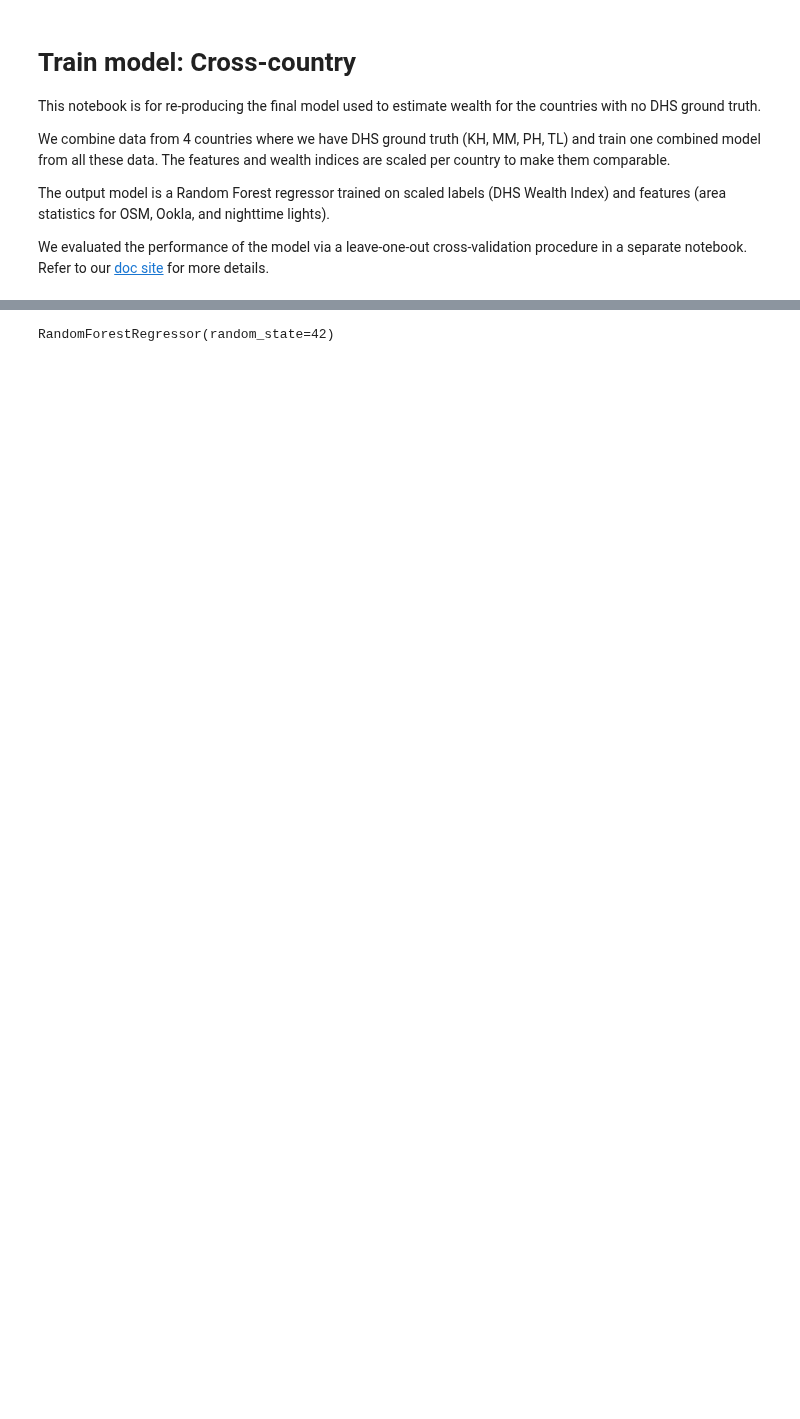
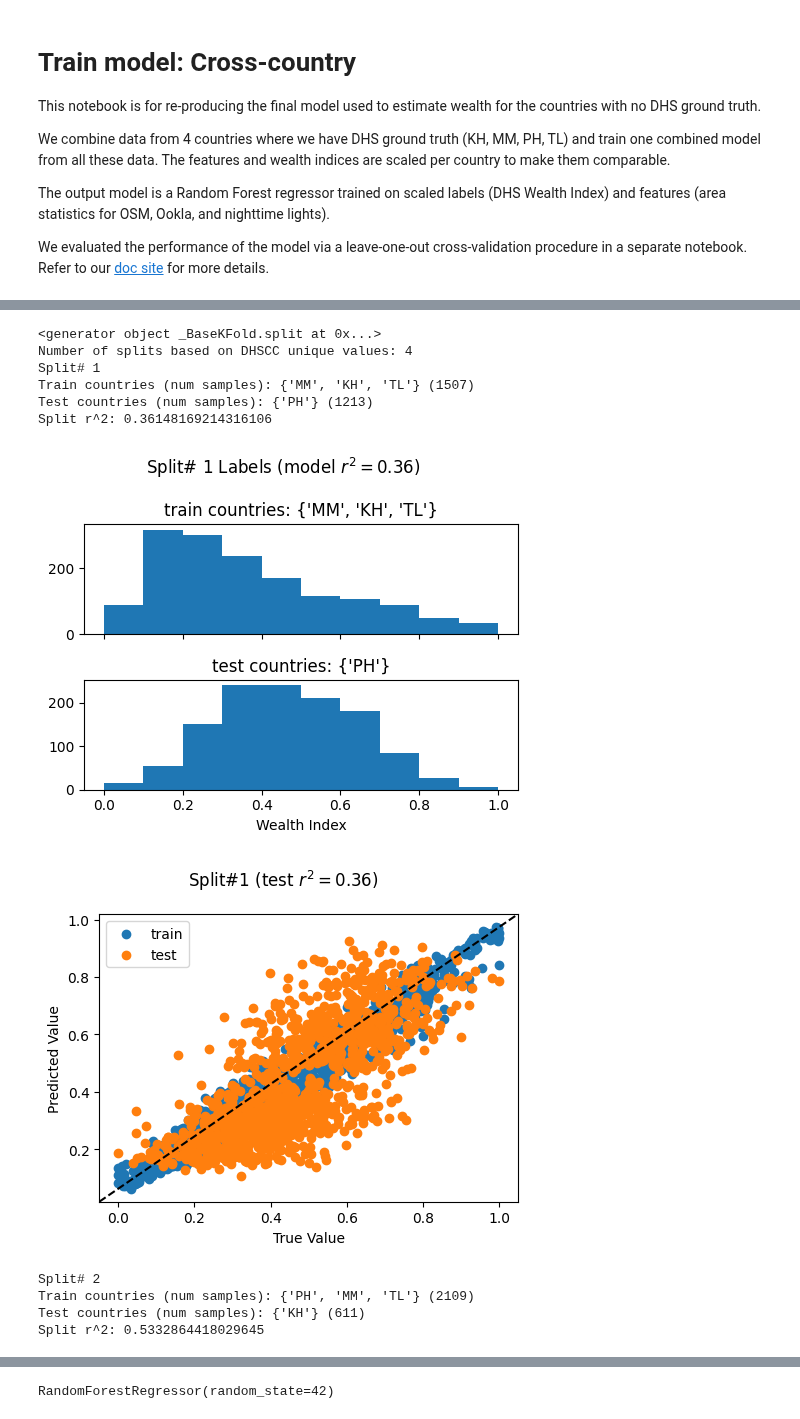
Before and after one commit to thinkingmachines/unicef-ai4d-poverty-mapping, a Jupyter notebook: notebooks/2023-02-21-cross-country-rollouts/1_cross_country_model_train_model.ipynb, the cells around one changed output, grey strips where cells are left out. Cells and saved outputs as stored; diff of their text form; code cells hidden in the pictures; blank space fills up the shorter version.

```diff
--- a/notebooks/2023-02-21-cross-country-rollouts/1_cross_country_model_train_model.ipynb
+++ b/notebooks/2023-02-21-cross-country-rollouts/1_cross_country_model_train_model.ipynb
@@ -268,0 +59,80 @@ labels.hist()
+# %%
+# Set parameters
+groupkfold_col = "DHSCC"
+random_seed = 42
+
+# Prepare Folds - One per country
+countries_data = pd.concat([data["DHSCC"], features, labels], axis=1)
+groups = countries_data["DHSCC"].values
+cv = GroupKFold(n_splits=len(set(groups)))
+print(cv.split(features, groups=groups))
+print(f"Number of splits based on DHSCC unique values: {cv.get_n_splits()}")
+
+
+# Run  Leave One Out Cross Country Validation
+model = RandomForestRegressor(n_estimators=100, random_state=random_seed, verbose=0)
+
+split_r2_list = []
+
+for i, (train, test) in enumerate(cv.split(features, labels, groups=groups)):
+    print(f"Split# {i+1}")
+
+    # Print info about current split
+    train_labels = set(groups[train])
+    test_labels = set(groups[test])
+    print(f"Train countries (num samples): {train_labels} ({len(train)})")
+    print(f"Test countries (num samples): {test_labels} ({len(test)})")
+
+    # Split data into train/test
+    X_train = features.values[train]
+    X_test = features.values[test]
+    y_train = labels.values.ravel()[train]
+    y_test = labels.values.ravel()[test]
+
+    # print('Input shapes (X_train, X_test, y_train, y_test): ',np.shape(X_train), np.shape(X_test), np.shape(y_train), np.shape(y_test))
+
+    # Train model and get r2
+    model.fit(X_train, y_train)
+    split_r2 = r2_score(y_test, model.predict(X_test))
+    split_r2_list.append(split_r2)
+    print(f"Split r^2: {split_r2} \n")
+
+    # Plot histogram of labels
+    fig, ax = plt.subplots(2, 1, sharex=True, figsize=(5, 4))
+    ax[0].hist(y_train)
+    ax[0].set_title(f"train countries: {train_labels}")
+    ax[1].hist(y_test)
+    ax[1].set_title(f"test countries: {test_labels}")
+    ax[1].set_xlabel("Wealth Index")
+    fig.suptitle(f"Split# {i+1} Labels (model $r^2 = {round(split_r2,2)}$)")
+    plt.tight_layout()
+    plt.show()
+
+    # Plot scatter plot
+    fig, ax = plt.subplots(1, 1, figsize=(5, 4))
+    ax.scatter(y_train, model.predict(X_train), label="train")
+    ax.scatter(y_test, model.predict(X_test), label="test")
+    ax.plot([0, 1], [0, 1], transform=ax.transAxes, linestyle="dashed", color="k")
+    ax.set_xlabel("True Value")
+    ax.set_ylabel("Predicted Value")
+    ax.legend()
+    fig.suptitle(f"Split#{i+1} (test $r^2 = {round(split_r2,2)}$)")
+    plt.tight_layout()
+    plt.show()
+
+split_r2_mean = round(np.array(split_r2_list).mean(), 4)
+split_r2_std = round(np.array(split_r2_list).std(), 4)
+print(f"Mean split r^2  (std): {split_r2_mean} ({split_r2_std})")
+# %% [output]
+<generator object _BaseKFold.split at 0x...>
+Number of splits based on DHSCC unique values: 4
+Split# 1
+Train countries (num samples): {'MM', 'KH', 'TL'} (1507)
+Test countries (num samples): {'PH'} (1213)
+Split r^2: 0.36148169214316106
+[figure, added]
+[figure, added]
+Split# 2
+Train countries (num samples): {'PH', 'MM', 'TL'} (2109)
+Test countries (num samples): {'KH'} (611)
+Split r^2: 0.5332864418029645
```
Also changed, not shown: parts of 27 cells of this notebook, 1 other file.
